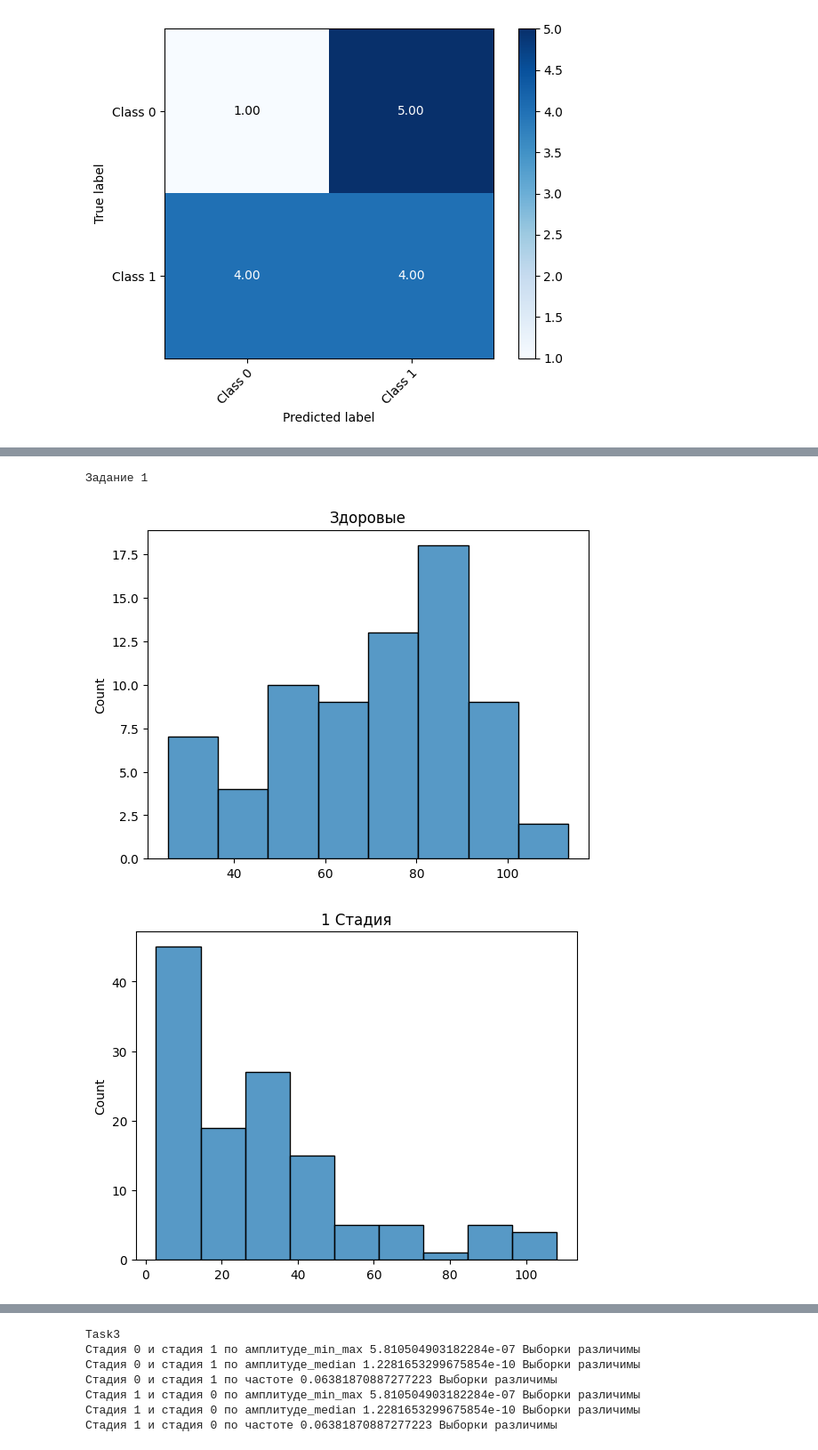
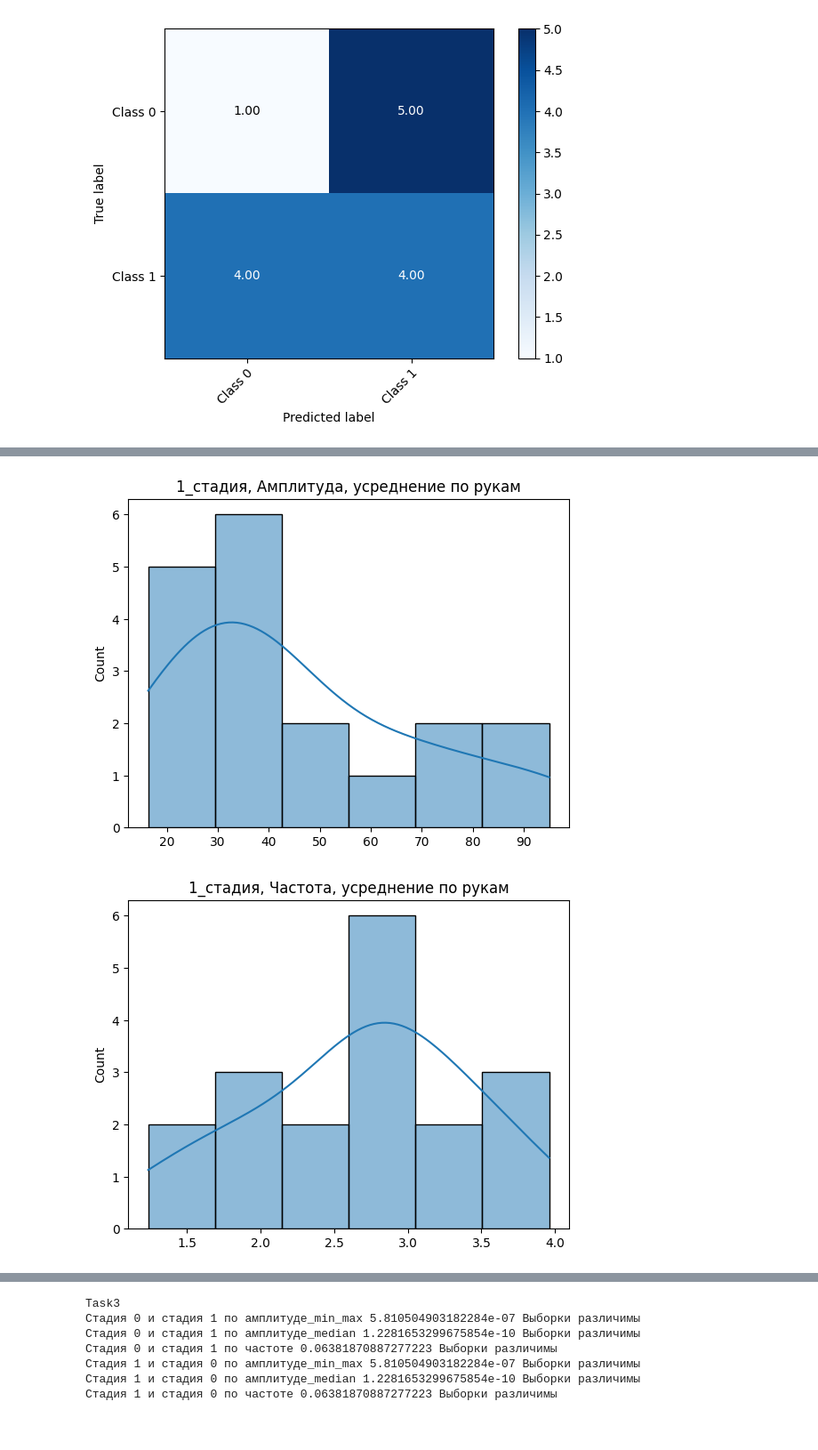
Before and after one commit to AnastasiaMoshkova/PD, a Jupyter notebook: statistiki_prav.ipynb, the cells around one changed output, grey strips where cells are left out. Shown at 89% size. Cells and saved outputs as stored; diff of their text form; code cells hidden in the pictures.

```diff
--- a/statistiki_prav.ipynb
+++ b/statistiki_prav.ipynb
@@ -334,15 +363,15 @@ leapRecording1_R_m2_patient90.json patient90 0_stage
 # %%
-df_task1 = pd.DataFrame(a1, columns = ['Индекс пациента', 'Номер эксперимента','Таргет', 'Запись', 'Амплитуда_min_max', 'Амплитуда_median', 'Частота'])
+df_task1 = pd.DataFrame(a1, columns = ['Индекс пациента', 'Номер эксперимента','Таргет', 'Запись','Гендер',  'Рука',  'Амплитуда_min_max', 'Амплитуда_median', 'Частота'])
 df_task1 = df_task1.astype ({'Частота': float,'Амплитуда_min_max': float, 'Амплитуда_median':float , 'Таргет': int, 'Индекс пациента':int})
 
-df_task2 = pd.DataFrame(a2, columns = ['Индекс пациента',  'Номер эксперимента', 'Таргет','Запись', 'Амплитуда_min_max', 'Амплитуда_median', 'Частота'])
+df_task2 = pd.DataFrame(a2, columns = ['Индекс пациента', 'Номер эксперимента','Таргет', 'Запись', 'Гендер', 'Рука',  'Амплитуда_min_max', 'Амплитуда_median', 'Частота'])
 df_task2 = df_task2.astype ({'Частота': float,'Амплитуда_min_max': float, 'Амплитуда_median':float , 'Таргет': int, 'Индекс пациента':int})
 
-df_task3 = pd.DataFrame(a3, columns = ['Индекс пациента',  'Номер эксперимента','Таргет','Запись', 'Амплитуда_min_max', 'Амплитуда_median', 'Частота'])
+df_task3 = pd.DataFrame(a3, columns = ['Индекс пациента', 'Номер эксперимента','Таргет', 'Запись', 'Гендер', 'Рука',  'Амплитуда_min_max', 'Амплитуда_median', 'Частота'])
 df_task3 = df_task3.astype ({'Частота': float,'Амплитуда_min_max': float, 'Амплитуда_median':float , 'Таргет': int, 'Индекс пациента':int})
 # %%
-merged_df= pd.merge(df_task1, df_task2,   on=['Запись', 'Таргет', 'Индекс пациента','Номер эксперимента'], how='inner')
-merged_df = pd.merge(merged_df, df_task3,   on=['Запись', 'Таргет', 'Индекс пациента','Номер эксперимента'], how='inner')
+merged_df= pd.merge(df_task1, df_task2,   on=['Запись','Гендер', 'Рука', 'Таргет', 'Индекс пациента','Номер эксперимента'], how='inner')
+merged_df = pd.merge(merged_df, df_task3,   on=['Запись','Гендер',  'Рука', 'Таргет', 'Индекс пациента','Номер эксперимента'], how='inner')
 merged_df = merged_df.rename(columns={'Амплитуда_min_max_x': 'Амп_min_max_1', 'Амплитуда_median_x': 'Амплитуда_median_1', 'Частота_x': 'Частота_1','Амплитуда_min_max_y': 'Амп_min_max_2', 'Амплитуда_median_y': 'Амплитуда_median_2', 'Частота_y': 'Частота_2','Амплитуда_min_max': 'Амп_min_max_3', 'Амплитуда_median': 'Амплитуда_median_3', 'Частота': 'Частота_3'})
-merged_df
+merged_df[merged_df['Амп_min_max_1']>0]
 # %% [output]
@@ -764,0 +1062,17 @@ weighted avg       0.34      0.36      0.35        14
+# %%
+df_zdorov_usred_po_rukam = df_zdorov.groupby(['Индекс пациента', 'Номер эксперимента']).agg({ 'Таргет':'max','Амп_min_max_1': 'mean', 'Амплитуда_median_1': 'mean', 'Частота_1': 'mean',
+    'Амп_min_max_2': 'mean', 'Амплитуда_median_2': 'mean', 'Частота_2': 'mean',
+    'Амп_min_max_3': 'mean', 'Амплитуда_median_3': 'mean' ,'Частота_3': 'mean'})
+df_zdorov_usred_po_rukam = df_zdorov_usred_po_rukam[df_zdorov_usred_po_rukam['Частота_1']>1.5]
+
+df_1_stage_usred_po_rukam = df_1stage.groupby(['Индекс пациента', 'Номер эксперимента']).agg({ 'Таргет':'max','Амп_min_max_1': 'mean', 'Амплитуда_median_1': 'mean', 'Частота_1': 'mean',
+    'Амп_min_max_2': 'mean', 'Амплитуда_median_2': 'mean', 'Частота_2': 'mean',
+    'Амп_min_max_3': 'mean', 'Амплитуда_median_3': 'mean' ,'Частота_3': 'mean'})
+
+df_2_stage_usred_po_rukam = df_2stage.groupby(['Индекс пациента', 'Номер эксперимента']).agg({ 'Таргет':'max','Амп_min_max_1': 'mean', 'Амплитуда_median_1': 'mean', 'Частота_1': 'mean',
+    'Амп_min_max_2': 'mean', 'Амплитуда_median_2': 'mean', 'Частота_2': 'mean',
+    'Амп_min_max_3': 'mean', 'Амплитуда_median_3': 'mean' ,'Частота_3': 'mean'})
+
+df_3_stage_usred_po_rukam = df_3stage.groupby(['Индекс пациента', 'Номер эксперимента']).agg({ 'Таргет':'max','Амп_min_max_1': 'mean', 'Амплитуда_median_1': 'mean', 'Частота_1': 'mean',
+    'Амп_min_max_2': 'mean', 'Амплитуда_median_2': 'mean', 'Частота_2': 'mean',
+    'Амп_min_max_3': 'mean', 'Амплитуда_median_3': 'mean' ,'Частота_3': 'mean'})
@@ -778,19 +1119,12 @@ sns.histplot(df_bolen_task1['Амплитуда_median'].values)
 # %%
-print('Задание 1')
 plt.figure()
-plt.title('Здоровые')
-sns.histplot(df_stage0_task1['Амплитуда_median'].values)
+plt.title('1_стадия')
+plt.title('1_стадия, Амплитуда, усреднение по рукам')
+sns.histplot(df_1_stage_usred_po_rukam['Амп_min_max_1'].values, kde = True)
 plt.figure()
-plt.title('1 Стадия')
-sns.histplot(df_stage1_task1['Амплитуда_median'].values)
-plt.figure()
-plt.title('2 Стадия')
-sns.histplot(df_stage2_task1['Амплитуда_median'].values)
-plt.figure()
-plt.title('3 Стадия')
-sns.histplot(df_stage3_task1['Амплитуда_median'].values)
+plt.title('1_стадия, Частота, усреднение по рукам')
+sns.histplot(df_1_stage_usred_po_rukam['Частота_1'].values, kde = True)
 plt.show()
 # %% [output]
-Задание 1
-[figure, old version]
+[figure, new version]
-[figure, old version]
+[figure, new version]
```
Also changed, not shown: parts of 58 cells of this notebook.
